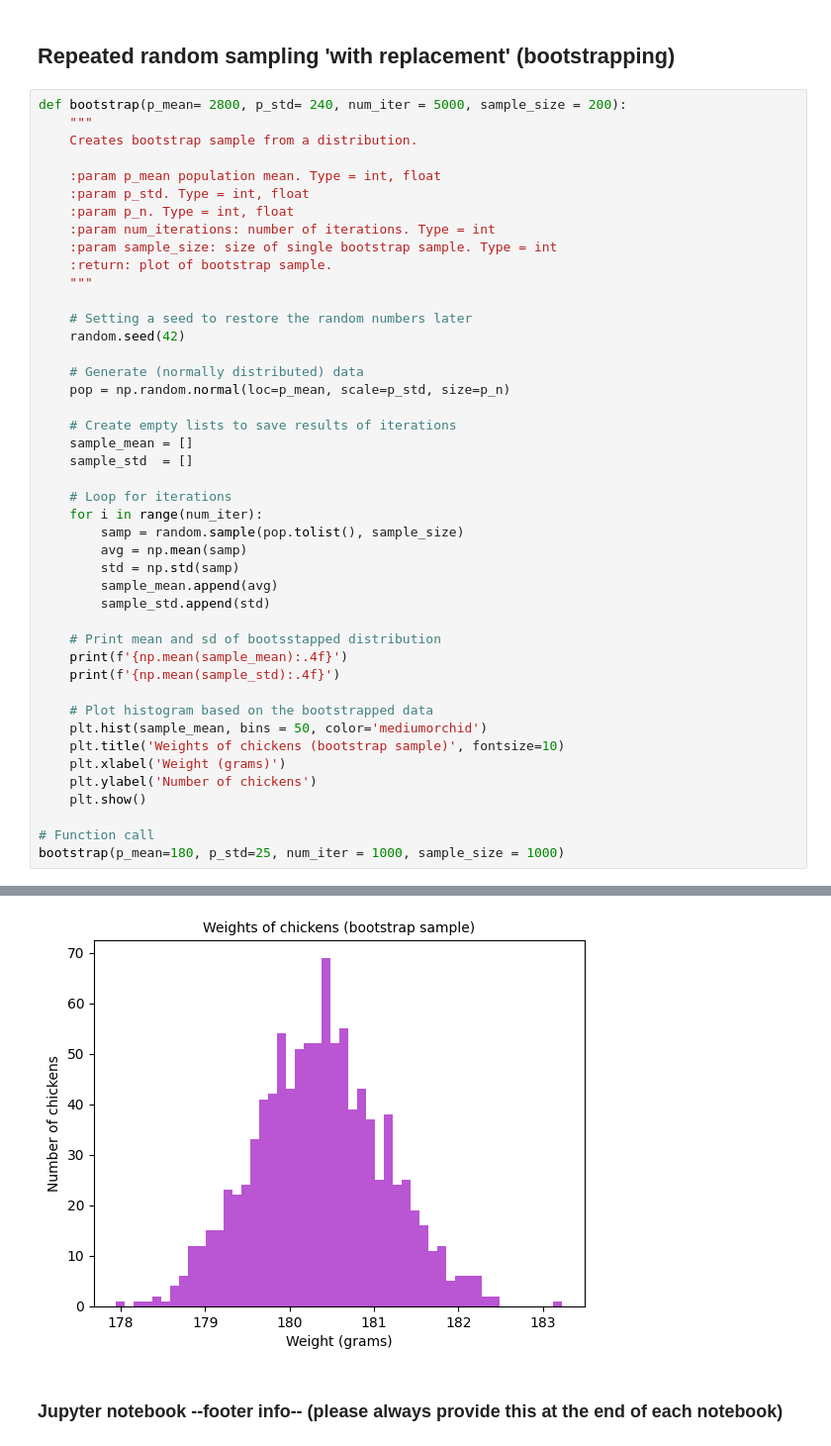
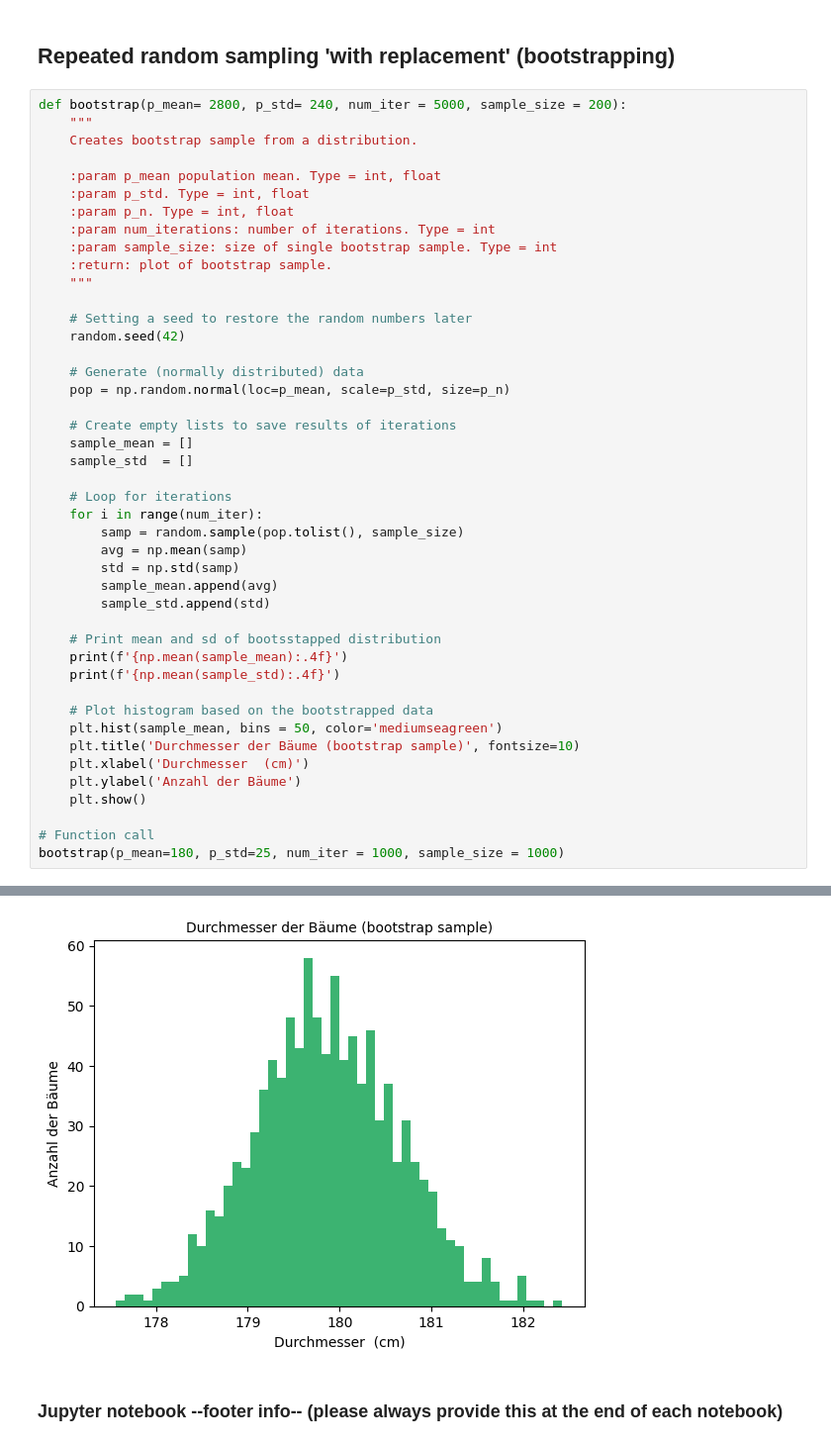
Before and after one commit to easytired/data_analytics, a Jupyter notebook: Week_06/population_and_samples.ipynb, the cells around one changed output, grey strips where cells are left out. Shown at 99% size. Drawn from its saved outputs; the diff is of its cells as text.

```diff
--- a/Week_06/population_and_samples.ipynb
+++ b/Week_06/population_and_samples.ipynb
@@ -117,10 +117,10 @@ def bootstrap(p_mean= 2800, p_std= 240, num_iter = 5000, sample_size = 200):
     print(f'{np.mean(sample_std):.4f}')
 
     # Plot histogram based on the bootstrapped data
-    plt.hist(sample_mean, bins = 50, color='mediumorchid')
-    plt.title('Weights of chickens (bootstrap sample)', fontsize=10)
-    plt.xlabel('Weight (grams)')
-    plt.ylabel('Number of chickens')
+    plt.hist(sample_mean, bins = 50, color='mediumseagreen')
+    plt.title('Durchmesser der Bäume (bootstrap sample)', fontsize=10)
+    plt.xlabel('Durchmesser  (cm)')
+    plt.ylabel('Anzahl der Bäume')
     plt.show()
 
 # Function call
@@ -131,4 +131,4 @@ bootstrap(p_mean=180, p_std=25, num_iter = 1000, sample_size = 1000)
-[figure, old version]
+[figure, new version]
 # %% [markdown]
 ### Jupyter notebook --footer info-- (please always provide this at the end of each notebook)
 # %%
```
Also changed, not shown: parts of 2 cells of this notebook.
